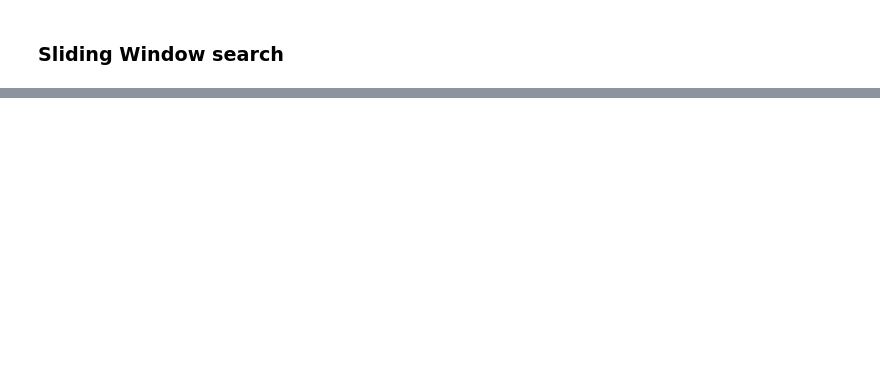
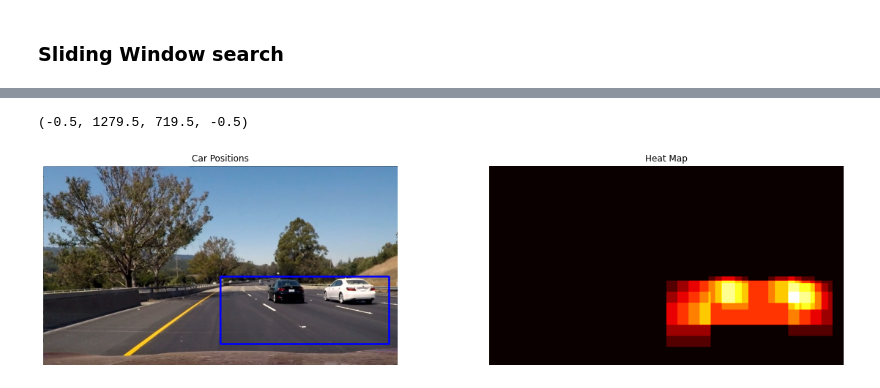
Before and after one commit to JEENB/Vehicle_Detection, a Jupyter notebook: main.ipynb, the cells around one changed output, grey strips where cells are left out. Drawn from its saved outputs; the diff is of its cells as text; code cells hidden in the pictures; blank space fills up the shorter version.

```diff
--- a/main.ipynb
+++ b/main.ipynb
@@ -320,0 +428,48 @@ def search_cars(image_dir, model, X_scaler, orient, pix_per_cell, cell_per_block
+# %%
+im = "./test_images/test6.jpg"
+i = plt.imread(im)
+blank = np.zeros_like(i[:,:,0]).astype(np.float64)
+
+def add_heat(heatmap, box_list):
+	for box in box_list:
+		heatmap[box[0][1]:box[1][1], box[0][0]:box[1][0]] += 1
+	return heatmap
+
+def draw_labeled_bboxes(img, labels):
+    # Iterate through all detected cars
+    for car_number in range(1, labels[1]+1):
+        # Find pixels with each car_number label value
+        nonzero = (labels[0] == car_number).nonzero()
+        # Identify x and y values of those pixels
+        nonzeroy = np.array(nonzero[0])
+        nonzerox = np.array(nonzero[1])
+        # Define a bounding box based on min/max x and y
+        bbox = ((np.min(nonzerox), np.min(nonzeroy)), (np.max(nonzerox), np.max(nonzeroy)))
+        # Draw the box on the image
+        cv2.rectangle(img, bbox[0], (bbox[1][0]+10,bbox[1][1]-10), (0,0,255), 6)
+    # Return the image
+    return img
+
+
+# Using Subsampled HOG windows to get possible detections
+bbox_detection_list, detections, box_vis_list = search_cars(im, svc, X_scaler, orient, pix_per_cell, cell_per_block, spatial_size, hist_bins,ystart_ystop_scale)
+
+# Add heat to each box in box list
+heatmap = add_heat(blank, bbox_detection_list)
+
+# Find final boxes from heatmap using label function
+labels = label(heatmap)
+draw_img = draw_labeled_bboxes(np.copy(i), labels)
+
+fig = plt.figure(figsize = (20,5))
+plt.subplot(121)
+plt.imshow(draw_img)
+plt.title('Car Positions')
+plt.axis('off')
+plt.subplot(122)
+plt.imshow(heatmap, cmap='hot')
+plt.title('Heat Map')
+plt.axis('off')
+# %% [output]
+(-0.5, 1279.5, 719.5, -0.5)
+[figure, added]
```
Also changed, not shown: parts of 12 cells of this notebook, 1 other file.
